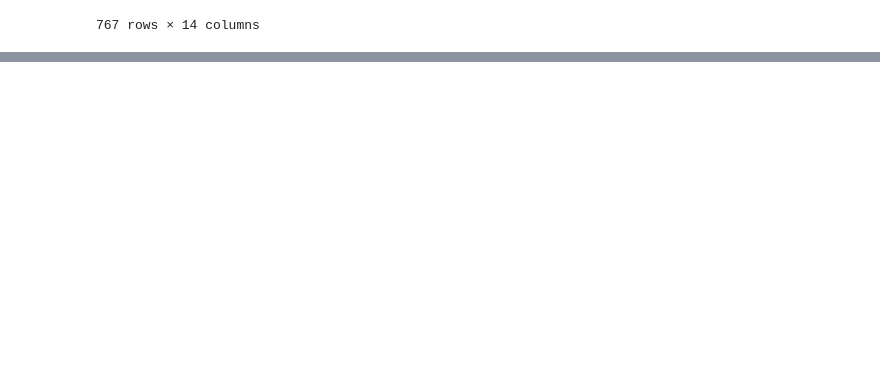
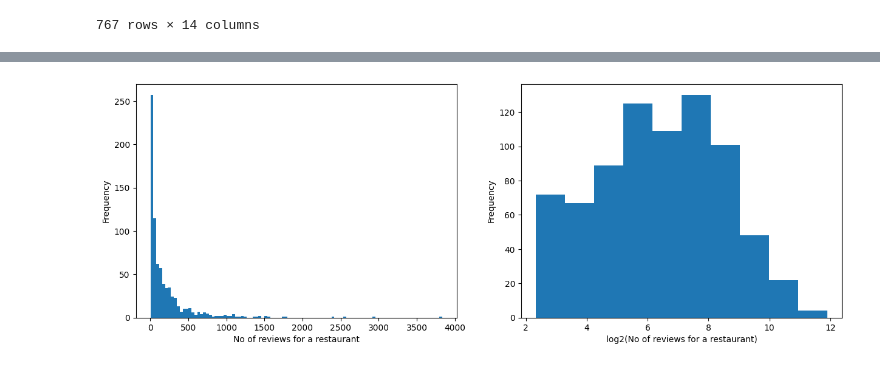
Before and after one commit to ritwickmanatkar/dsc202_course_project, a Jupyter notebook: data_operations/transform_data.ipynb, the cells around one changed output, grey strips where cells are left out. Drawn from its saved outputs; the diff is of its cells as text; code cells hidden in the pictures; blank space fills up the shorter version.

```diff
--- a/data_operations/transform_data.ipynb
+++ b/data_operations/transform_data.ipynb
@@ -142,0 +86,14 @@ philly_graph
+# %%
+fig, ax = plt.subplots(1, 2, figsize=(15, 5))
+
+sb_data.review_count.plot(kind='hist', bins=100, ax=ax[0])
+ax[0].set_xlabel("No of reviews for a restaurant")
+ax[0].set_ylabel("Frequency")
+
+ax[1].hist(np.log2(sb_data.review_count), bins=10)
+ax[1].set_xlabel("log2(No of reviews for a restaurant)")
+ax[1].set_ylabel("Frequency")
+
+plt.show()
+# %% [output]
+[figure, added]
```
Also changed, not shown: parts of 24 cells of this notebook, 1 other file.
